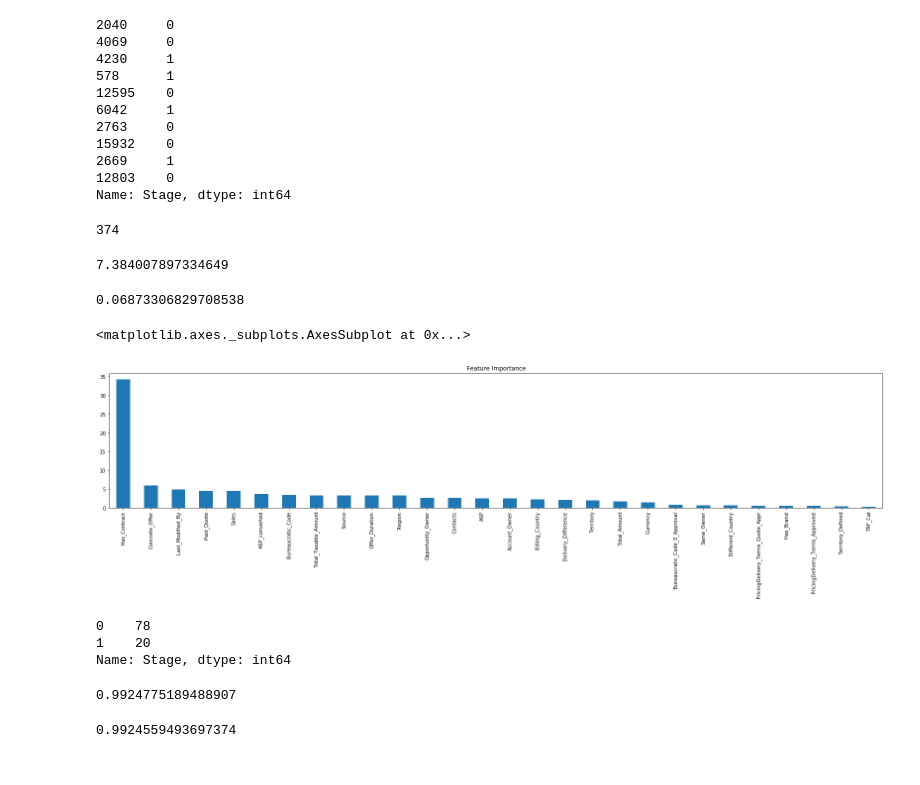
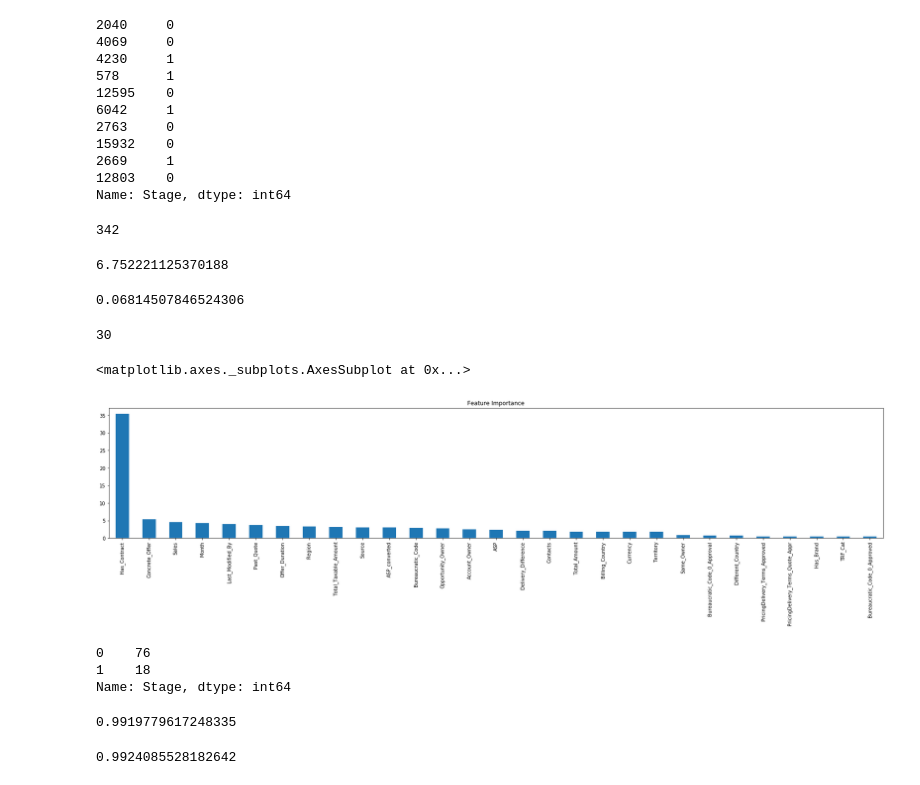
Before and after one commit to eugenusb/Alix2020, a Jupyter notebook: catboostfab7.ipynb, the cells around one changed output. Saved outputs shown, nothing was run; the diff lists cells and outputs as text; code cells hidden in the pictures.

```diff
--- a/catboostfab7.ipynb
+++ b/catboostfab7.ipynb
@@ -14,7 +14,7 @@ pd.set_option('display.width', 1000)
 # %%
 borrar = ["Opportunity_Name", "ID", "Brand", "Product_Type", "ASP_converted_Currency",
           "Prod_Category_A", "Product_Category_B", "Actual_Delivery_Date", "Last_Activity",
-          "ASP_converted_Currency", "Prod_Category_A", "Product_Name", "Delivery_Year", "Month",
+          "ASP_converted_Currency", "Prod_Category_A", "Product_Name", "Delivery_Year",
           "TRF", "Product_Family", "Account_Name"]
 
 useless = ["Submitted_for_Approval", "Account_Type", "Delivery_Terms", "Size", "Price", "ASP_Currency",
@@ -150,11 +150,11 @@ Name: Stage, dtype: int64
 fuck = [x for x in res if x >= 0.025 and x <= 0.95]
 len(fuck)
 # %% [output]
-374
+342
 # %%
 len(fuck)/float(len(res)) * 100
 # %% [output]
-7.384007897334649
+6.752221125370188
 # %%
 pred = pd.DataFrame(res, index = x_test.index, columns = ["Prediction"])
 # %%
@@ -163,23 +163,25 @@ answer = x_test_pred.groupby("Opportunity_ID")["Stage","Prediction"].mean()
 # %%
 log_loss(answer["Stage"], answer["Prediction"])
 # %% [output]
-0.06873306829708538
+0.06814507846524306
 # %%
 predictors = [x for x in x_train.drop(target, axis = 1).columns]
+print len(predictors)
 feat_imp = pd.Series(model.feature_importances_, predictors).sort_values(ascending = False)
-feat_imp = feat_imp[0:28]
-plt.rcParams['figure.figsize'] = 28, 5
+feat_imp = feat_imp[0:29]
+plt.rcParams['figure.figsize'] = 29, 5
 feat_imp.plot(kind = 'bar', title = 'Feature Importance')
 # %% [output]
-<matplotlib.axes._subplots.AxesSubplot at 0x...>
+30
+<matplotlib.axes._subplots.AxesSubplot at 0x...>
-[figure, old version]
+[figure, new version]
 # %%
 bad = x_test_pred[(x_test_pred.Prediction > 0.5) & (x_test_pred.Stage == 0) | (x_test_pred.Prediction < 0.5) & (x_test_pred.Stage == 1)]
 # %%
 bad.Stage.value_counts()
 # %% [output]
-0    78
-1    20
+0    76
+1    18
 Name: Stage, dtype: int64
 # %%
 validation_file = "Validacion_ECI_2020.csv"
@@ -198,12 +200,12 @@ answer = pd.DataFrame(validation.groupby("Opportunity_ID", as_index = False)["Pr
 prev = pd.read_csv("best/modellgbold_pred.csv", names=["Opportunity_ID", "Prediction"])
 prev["Prediction"].corr(answer["Prediction"])
 # %% [output]
-0.9924775189488907
+0.9919779617248335
 # %%
 prev = pd.read_csv("best/model_xgb_pred.csv", names=["Opportunity_ID", "Prediction"])
 prev["Prediction"].corr(answer["Prediction"])
 # %% [output]
-0.9924559493697374
+0.9924085528182642
 # %%
 prev = pd.read_csv("best/modelada_pred.csv", names=["Opportunity_ID", "Prediction"])
 prev["Prediction"].corr(answer["Prediction"])
```
Also changed, not shown: parts of 5 cells of this notebook, 2 other files.
